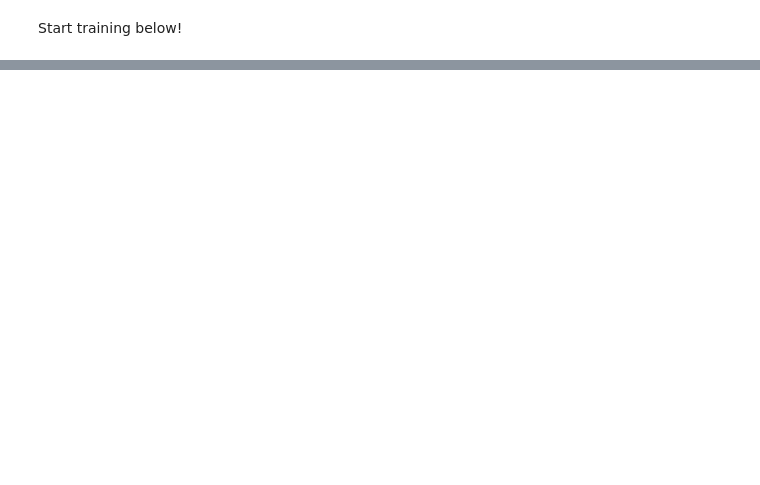
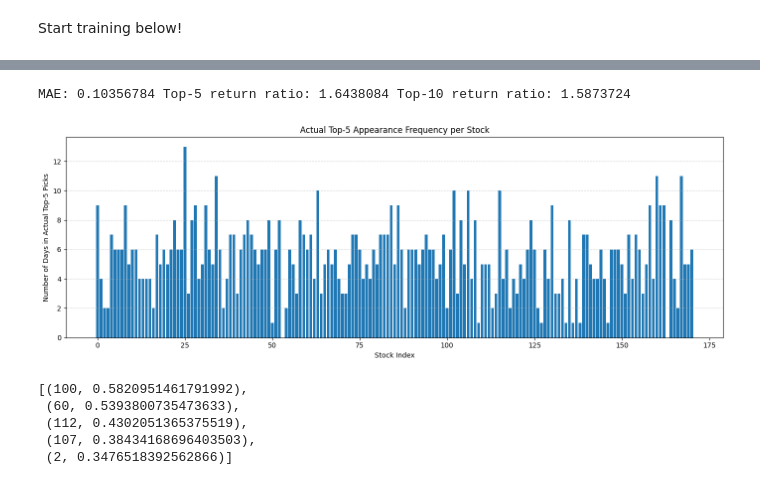
Before and after one commit to Astha-IISERB/Stock_Prediction_using_GNNs, a Jupyter notebook: RTGCN_for_Stock_Prediction.ipynb, the cells around one changed output, grey strips where cells are left out. Drawn from its saved outputs; the diff is of its cells as text; code cells hidden in the pictures; blank space fills up the shorter version.

```diff
--- a/RTGCN_for_Stock_Prediction.ipynb
+++ b/RTGCN_for_Stock_Prediction.ipynb
@@ -817,0 +408,4 @@ plot_similarity(similarity_truth_mean,
+# %%
+mae, top5, top10, irr_rankings, loss_curve = test()
+# %% [output]
+MAE: 0.10356784 Top-5 return ratio: 1.6438084 Top-10 return ratio: 1.5873724
@@ -817,0 +417,41 @@ plot_similarity(similarity_truth_mean,
+# %%
+def compute_actual_irr(price_matrix):
+    price_matrix = np.array(price_matrix)
+    return (price_matrix[1:] - price_matrix[:-1]) / price_matrix[:-1]
+# %%
+actual_irr = compute_actual_irr(actual_prices)
+# %%
+def count_actual_top5(actual_irr):
+    num_days, num_stocks = actual_irr.shape
+    counts = np.zeros(num_stocks, dtype=int)
+
+    for t in range(num_days):
+        irr_t = actual_irr[t]
+        top5_idx = np.argsort(irr_t)[-5:][::-1]   # highest 5
+        for idx in top5_idx:
+            counts[idx] += 1
+
+    return counts
+# %%
+actual_top5_counts = count_actual_top5(actual_irr)
+# %%
+import matplotlib.pyplot as plt
+
+plt.figure(figsize=(14,5))
+plt.bar(range(len(actual_top5_counts)), actual_top5_counts)
+plt.xlabel("Stock Index")
+plt.ylabel("Number of Days in Actual Top-5 Picks")
+plt.title("Actual Top-5 Appearance Frequency per Stock")
+plt.grid(axis='y', linestyle='--', alpha=0.5)
+plt.tight_layout()
+plt.show()
+# %% [output]
+[figure, added]
+# %%
+irr_rankings[0][0]
+# %% [output]
+[(100, 0.5820951461791992),
+ (60, 0.5393800735473633),
+ (112, 0.4302051365375519),
+ (107, 0.38434168696403503),
+ (2, 0.3476518392562866)]
```
Also changed, not shown: parts of 62 cells of this notebook.
